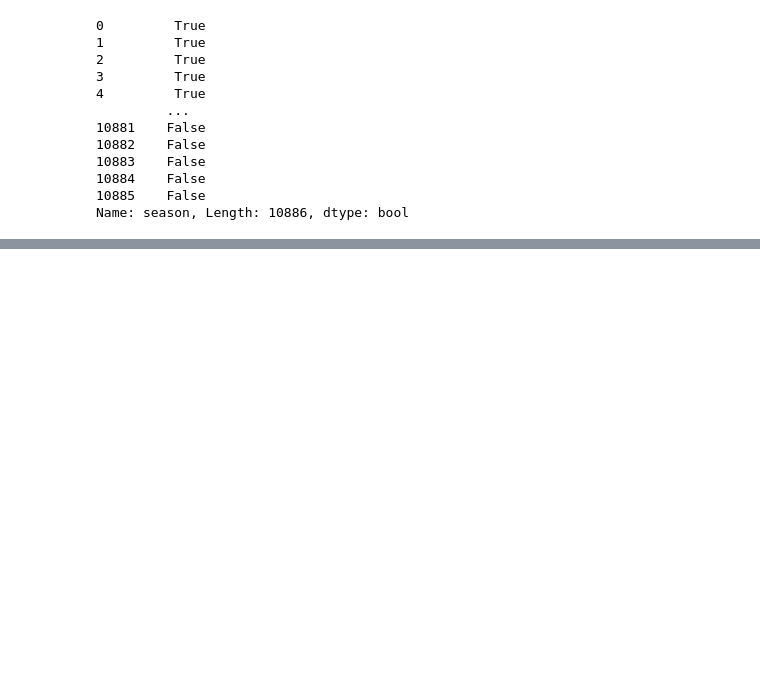
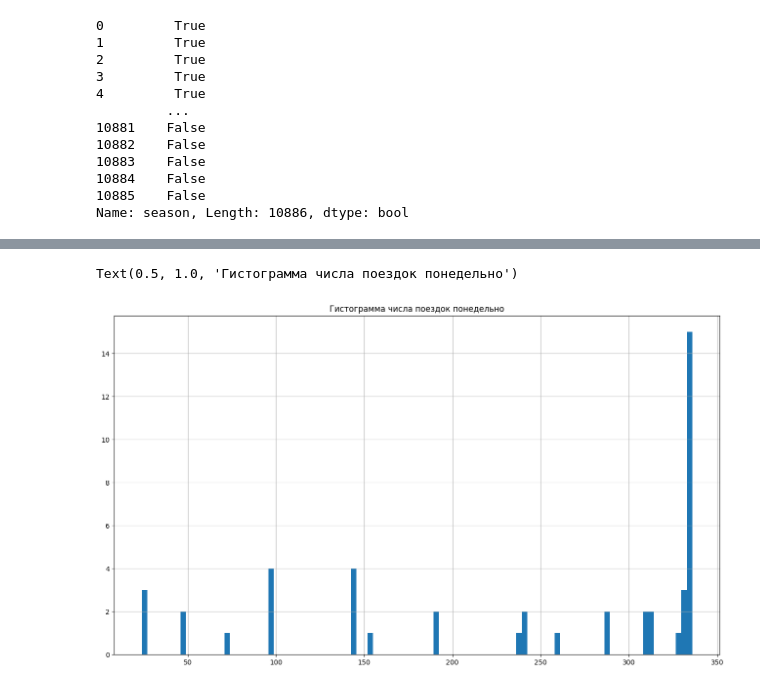
Before and after one commit to Alexey3250/Start_ML, a Jupyter notebook: Applied programming in Python Notes.ipynb, the cells around one changed output, grey strips where cells are left out. Saved outputs shown, nothing was run; the diff lists cells and outputs as text; code cells hidden in the pictures; blank space fills up the shorter version.

```diff
--- a/Applied programming in Python Notes.ipynb
+++ b/Applied programming in Python Notes.ipynb
@@ -4312,0 +4845,8 @@ Name: season, Length: 10886, dtype: bool
+# %%
+ax = rents_by_week.hist(bins=100, figsize=(16, 9))
+# объект графика возвращается функцией .hist - его можно положить в переменную
+# затем добавлять все, что хотим. Добавим title
+ax[0, 0].set_title('Гистограмма числа поездок понедельно')
+# %% [output]
+Text(0.5, 1.0, 'Гистограмма числа поездок понедельно')
+[figure, added]
```
Also changed, not shown: parts of 85 cells of this notebook, 3 other files.
